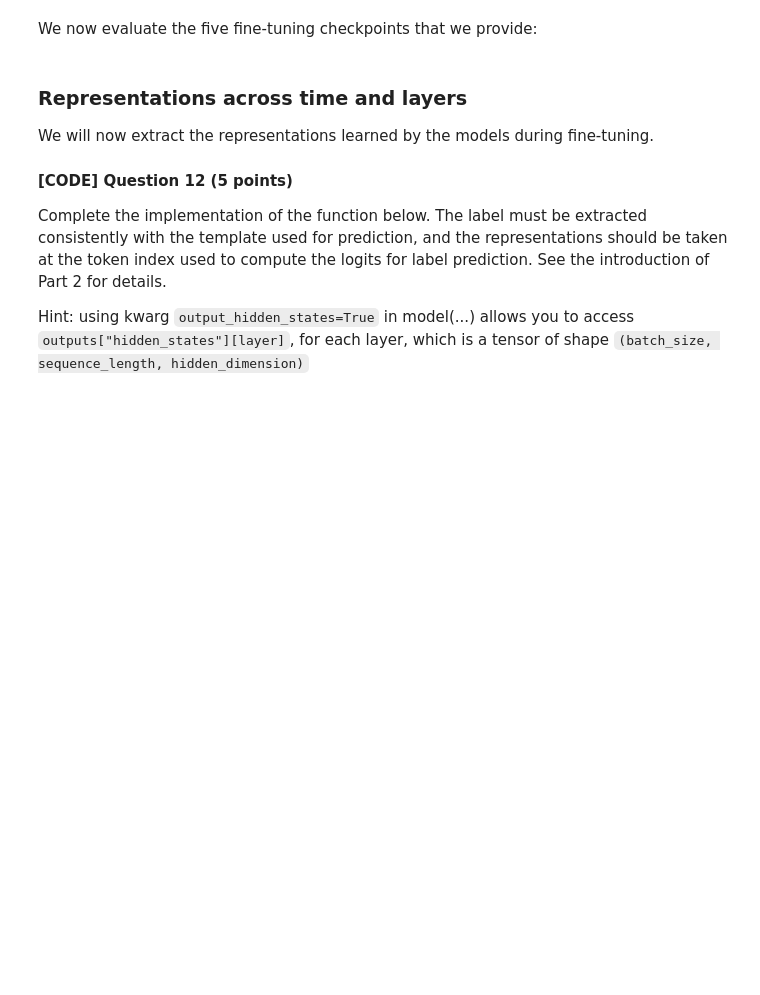
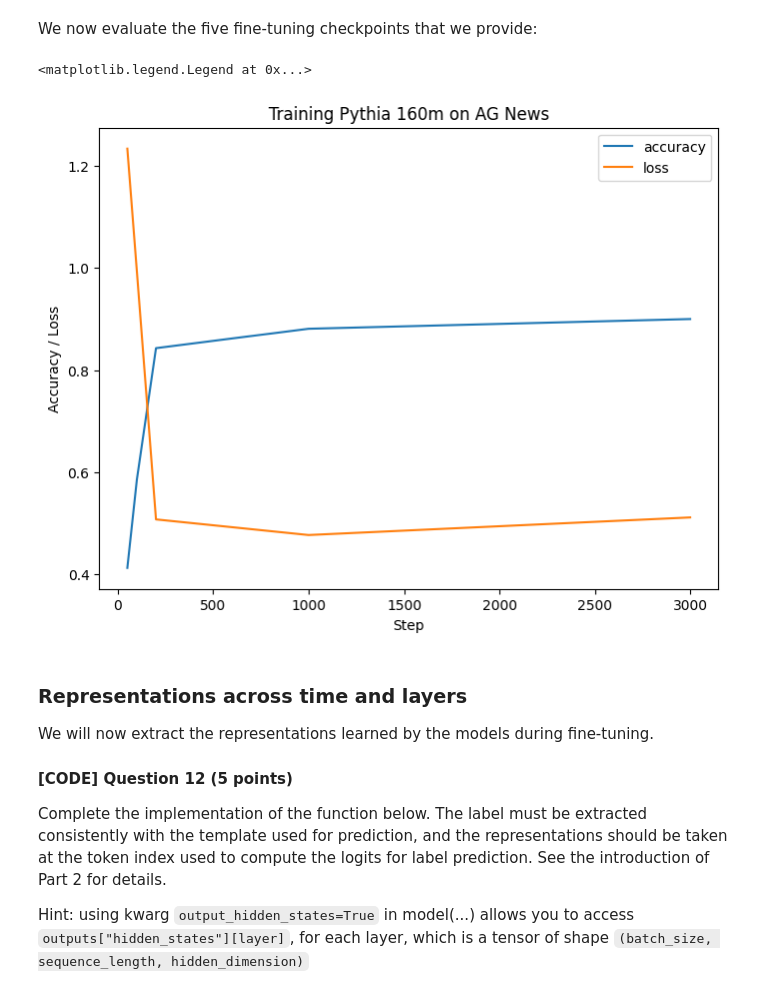
Before and after one commit to ttnn90395/DeepLearning_Mid_tern_Lab, a Jupyter notebook: INF554Assessment.ipynb, the cells around one changed output. Saved outputs shown, nothing was run; the diff lists cells and outputs as text; code cells hidden in the pictures; blank space fills up the shorter version.

```diff
--- a/INF554Assessment.ipynb
+++ b/INF554Assessment.ipynb
@@ -308,7 +350,18 @@ class FCNN(nn.Module):
         ## Question 2: insert your code here
         ## You should populate `layer` with the layers needed, in the right order
 
-        ...
+        if (hidden_dim is None) or (num_layers == 0):
+            layers.append(nn.Linear(SEQ_LEN, base))
+        else:
+            # First layer: input -> hidden
+            layers.append(nn.Linear(SEQ_LEN, hidden_dim))
+            layers.append(nn.ReLU())
+            # Additional hidden layers (hidden -> hidden)
+            for _ in range(num_layers - 1):
+                layers.append(nn.Linear(hidden_dim, hidden_dim))
+                layers.append(nn.ReLU())
+            # Final classification layer: hidden -> base
+            layers.append(nn.Linear(hidden_dim, base))
 
         ## End-of-code: Question 2
         self.net = nn.Sequential(*layers)
@@ -634,7 +725,21 @@ def get_labels(dataset: list[str], base: int, noise_prop: float = 0.0) -> list[i
     """
     ## Question 7: insert your code here
 
-    ...
+    random_noise = np.random.RandomState(SEED)
+
+    labels = [get_sample_label(item, base) for item in dataset]
+    if noise_prop <= 0.0:
+        return labels
+
+    n = len(labels)
+    n_noisy = int(np.round(noise_prop * n))
+    if n_noisy <= 0:
+        return labels
+
+    noisy_indices = random_noise.choice(n, size=min(n_noisy, n), replace=False)
+    for idx in noisy_indices:
+        labels[idx] = int(random_noise.randint(0, base))
+    return labels
 
     ## End-of-code: Question 7
 # %%
@@ -1017,16 +1204,18 @@ def eval_model(model: nn.Module, eval_dl: DataLoader) -> tuple[float, float]:
 
         # Retrieving logits and labels
         ## Question 11: your code here
-        idx_logits = ...
-        idx_labels = ...
+        idx_logits = -2   # logits at position -2 predict token at position -1
+        idx_labels = -1   # labels are the last token in the sequence
         ## End-of-code: Question 11
         logits_prediction = outputs_logits[:,idx_logits].contiguous().view(-1, model.config.vocab_size)
         labels_to_pred = batch.labels[:,idx_labels].view(-1)
 
         ## Question 11: your code here
-
-        ...
-
+        loss_per_sample = F.cross_entropy(logits_prediction, labels_to_pred, reduction="none")
+        losses.extend(loss_per_sample.detach().cpu().numpy().tolist())
+        preds = logits_prediction.argmax(dim=1)
+        correct += int((preds == labels_to_pred).sum().item())
+        total += labels_to_pred.size(0)
         ## End-of-code: Question 11
 
 
@@ -1048,12 +1237,15 @@ for checkpoint in ALL_CHECKPOINTS:
 # %%
 fig, ax = plt.subplots(1,1, figsize=(8,6))
 
-ax.plot(ALL_CHECKPOINTS, [result[0].cpu() for result in eval_results], label="accuracy")
+ax.plot(ALL_CHECKPOINTS, [result[0] for result in eval_results], label="accuracy")
 ax.plot(ALL_CHECKPOINTS, [result[1] for result in eval_results], label="loss")
 ax.set_xlabel("Step")
 ax.set_ylabel("Accuracy / Loss")
 ax.set_title("Training Pythia 160m on AG News")
 ax.legend()
+# %% [output]
+<matplotlib.legend.Legend at 0x...>
+[figure, added]
 # %% [markdown]
 ### Representations across time and layers
 
```
Also changed, not shown: parts of 27 cells of this notebook.
